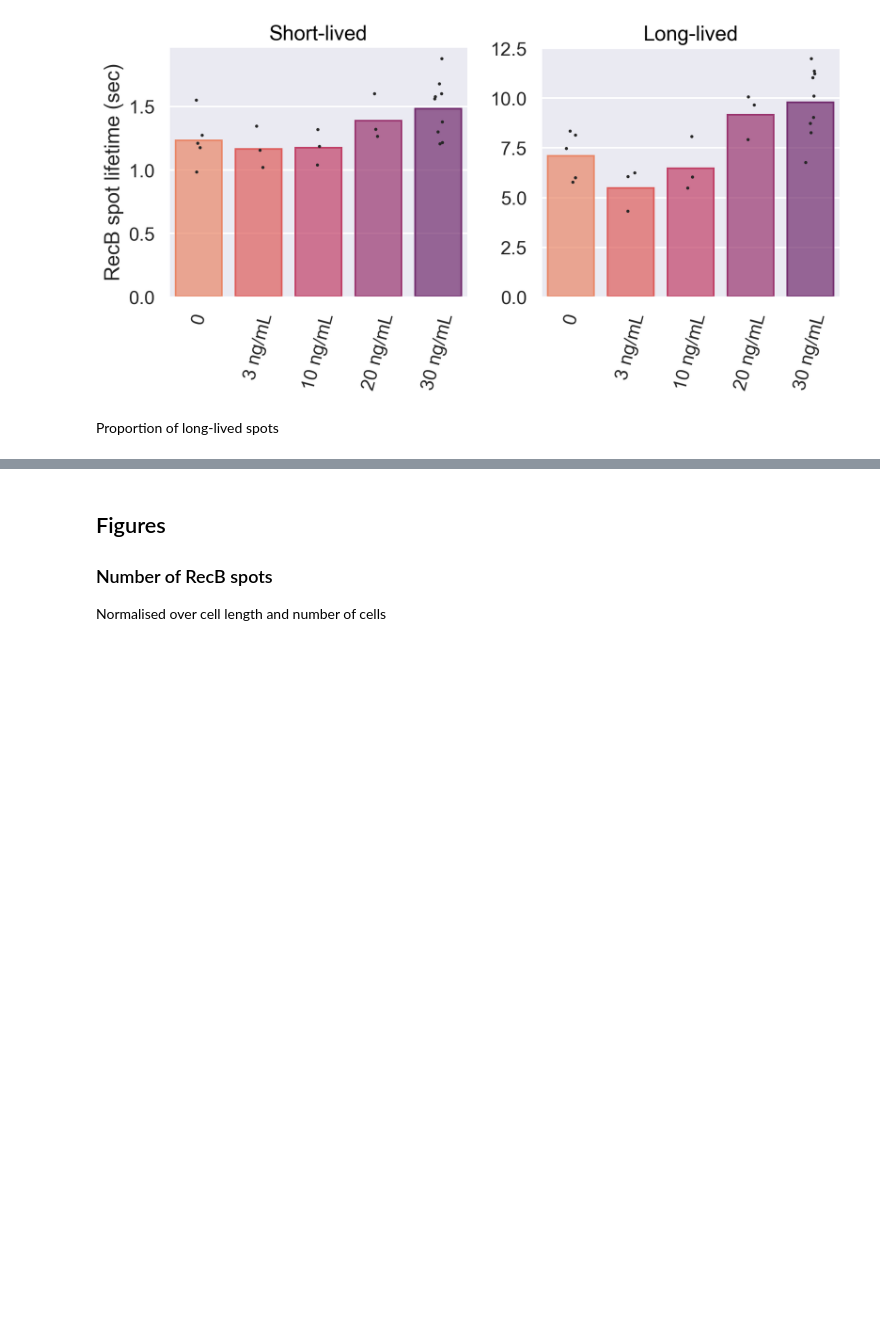
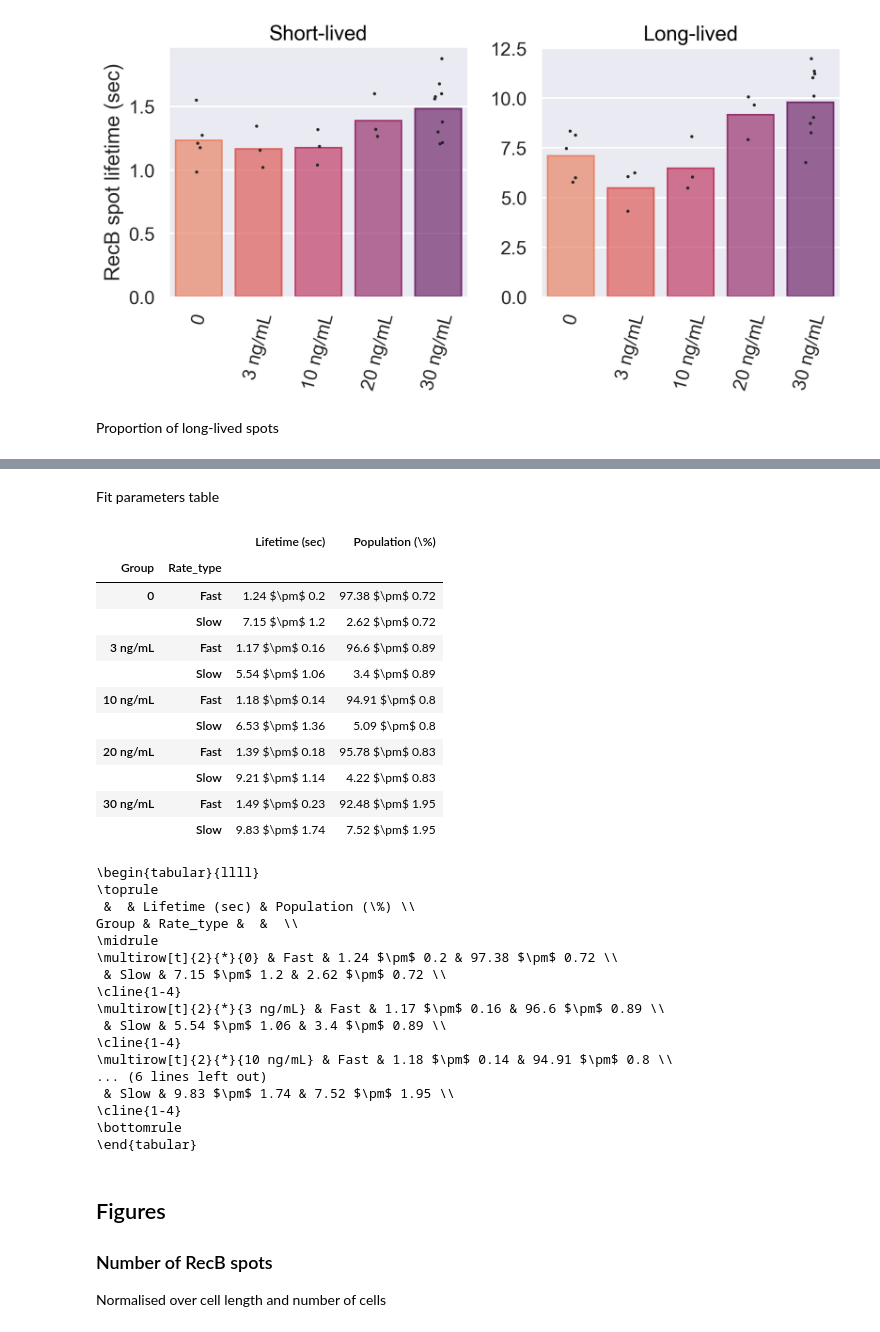
Before and after one commit to DanielThedie/RecB_article, a Jupyter notebook: Notebooks/2_Ciprofloxacin_damage/Long_RecB_spots.ipynb, the cells around one changed output, grey strips where cells are left out. Saved outputs shown, nothing was run; the diff lists cells and outputs as text; code cells hidden in the pictures; blank space fills up the shorter version.

```diff
--- a/Notebooks/2_Ciprofloxacin_damage/Long_RecB_spots.ipynb
+++ b/Notebooks/2_Ciprofloxacin_damage/Long_RecB_spots.ipynb
@@ -278,3 +248,62 @@ display(df.groupby('Group').agg({'Lifetime':['mean', 'std']}))
+# %% [markdown]
+Fit parameters table
+# %%
+def fuse_cols(df, cols, new, delimiter):
+    df[new] = (df[cols]
+            .astype('str')
+            .agg(delimiter.join, axis=1)
+            )
+    return df
+
+df = (lifetime_fit.get_rates(dt=2, offset=list(bleaching_rates.Adjusted_rate))
+                  .assign(Lifetime=lambda df: 1/df.Rate,
+                          Population=lambda df: df.Population*100
+                          )
+                .groupby(['Group', 'Rate_type'], observed=False)
+                .agg(Lifetime_mean=('Lifetime', 'mean'),
+                     Lifetime_std=('Lifetime', 'std'),
+                     Population_mean=('Population', 'mean'),
+                     Population_std=('Population', 'std')
+                     )
+                .round(2)
+                .pipe(lambda df: fuse_cols(df, cols=['Lifetime_mean', 'Lifetime_std'], new='Lifetime (sec)', delimiter=' $\pm$ '))
+                .pipe(lambda df: fuse_cols(df, cols=['Population_mean', 'Population_std'], new='Population (\%)', delimiter=' $\pm$ '))
+                [['Lifetime (sec)', 'Population (\%)']]
+                .reindex(['0', '3 ng/mL', '10 ng/mL', '20 ng/mL', '30 ng/mL'], level=0)
+      )
+
+display(df)
+print(df.to_latex())
+# %% [output]
+|  |  | Lifetime (sec) | Population (\%) |
+| Group | Rate_type |  |  |
+| 0 | Fast | 1.24 $\pm$ 0.2 | 97.38 $\pm$ 0.72 |
+|  | Slow | 7.15 $\pm$ 1.2 | 2.62 $\pm$ 0.72 |
+| 3 ng/mL | Fast | 1.17 $\pm$ 0.16 | 96.6 $\pm$ 0.89 |
+|  | Slow | 5.54 $\pm$ 1.06 | 3.4 $\pm$ 0.89 |
+| 10 ng/mL | Fast | 1.18 $\pm$ 0.14 | 94.91 $\pm$ 0.8 |
+|  | Slow | 6.53 $\pm$ 1.36 | 5.09 $\pm$ 0.8 |
+| 20 ng/mL | Fast | 1.39 $\pm$ 0.18 | 95.78 $\pm$ 0.83 |
+|  | Slow | 9.21 $\pm$ 1.14 | 4.22 $\pm$ 0.83 |
+| 30 ng/mL | Fast | 1.49 $\pm$ 0.23 | 92.48 $\pm$ 1.95 |
+|  | Slow | 9.83 $\pm$ 1.74 | 7.52 $\pm$ 1.95 |
+\begin{tabular}{llll}
+\toprule
+ &  & Lifetime (sec) & Population (\%) \\
+Group & Rate_type &  &  \\
+\midrule
+\multirow[t]{2}{*}{0} & Fast & 1.24 $\pm$ 0.2 & 97.38 $\pm$ 0.72 \\
+ & Slow & 7.15 $\pm$ 1.2 & 2.62 $\pm$ 0.72 \\
+\cline{1-4}
+\multirow[t]{2}{*}{3 ng/mL} & Fast & 1.17 $\pm$ 0.16 & 96.6 $\pm$ 0.89 \\
+ & Slow & 5.54 $\pm$ 1.06 & 3.4 $\pm$ 0.89 \\
+\cline{1-4}
+\multirow[t]{2}{*}{10 ng/mL} & Fast & 1.18 $\pm$ 0.14 & 94.91 $\pm$ 0.8 \\
+... (6 lines left out)
+ & Slow & 9.83 $\pm$ 1.74 & 7.52 $\pm$ 1.95 \\
+\cline{1-4}
+\bottomrule
+\end{tabular}
 # %% [markdown]
 ## Figures
 
```
Also changed, not shown: parts of 9 cells of this notebook.
